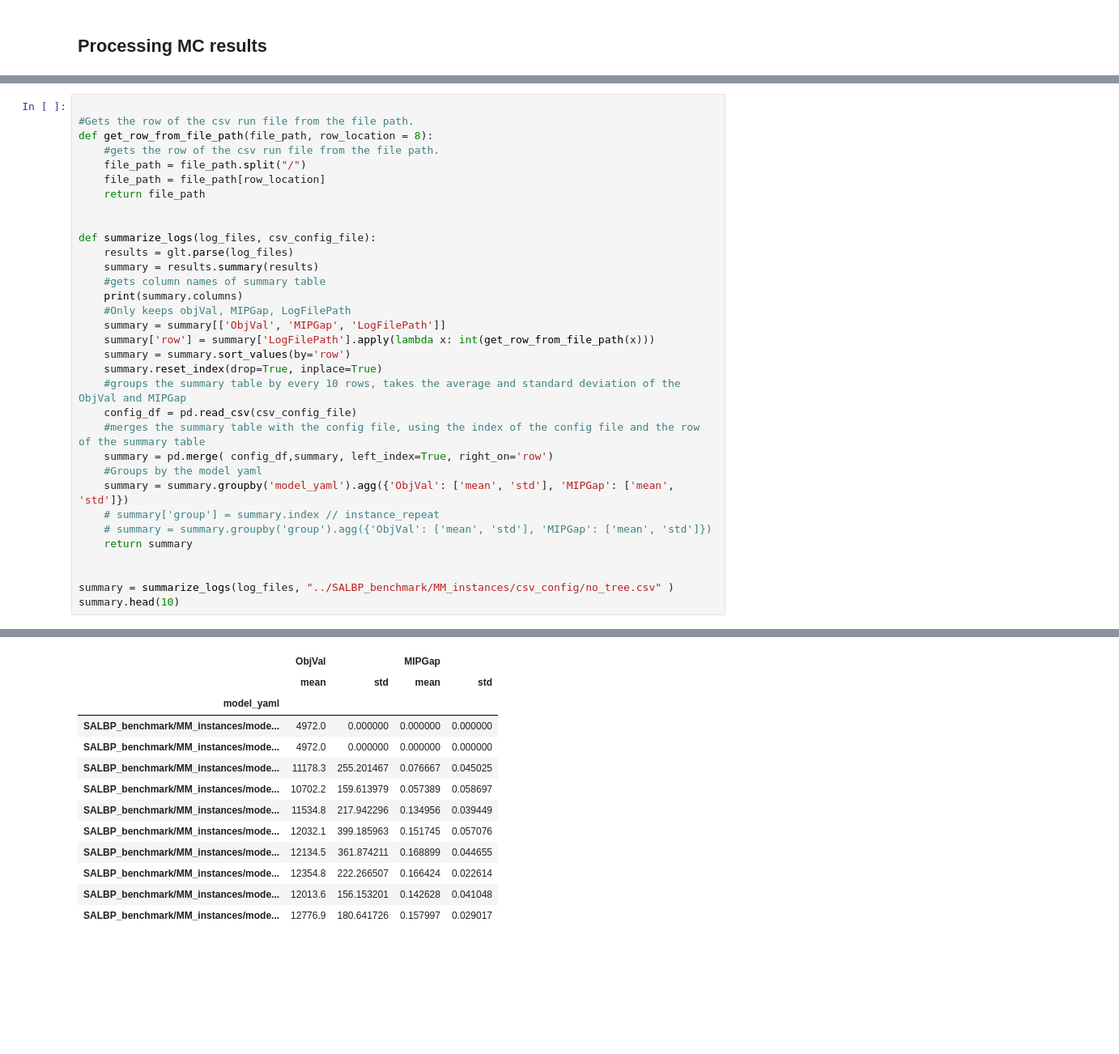
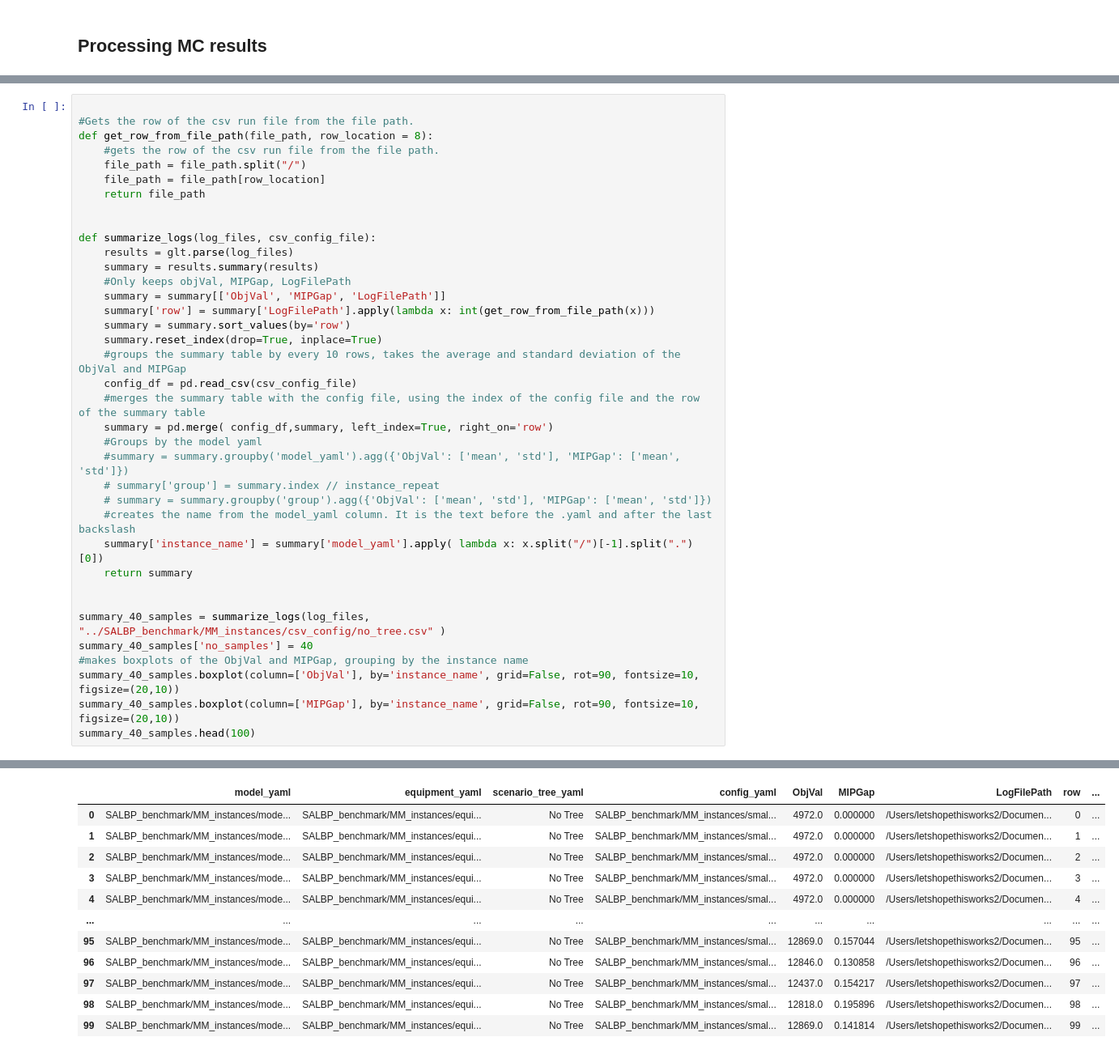
Before and after one commit to JosephThompson607/MALBP-W, a Jupyter notebook: analysis/sampling_eval.ipynb, the cells around one changed output, grey strips where cells are left out. Shown at 81% size. Saved outputs shown, nothing was run; the diff lists cells and outputs as text; blank space fills up the shorter version.

```diff
--- a/analysis/sampling_eval.ipynb
+++ b/analysis/sampling_eval.ipynb
@@ -73,54 +65,57 @@ def get_row_from_file_path(file_path, row_location = 8):
 def summarize_logs(log_files, csv_config_file):
     results = glt.parse(log_files)
     summary = results.summary(results)
-    #gets column names of summary table
-    print(summary.columns)
     #Only keeps objVal, MIPGap, LogFilePath
     summary = summary[['ObjVal', 'MIPGap', 'LogFilePath']]
     summary['row'] = summary['LogFilePath'].apply(lambda x: int(get_row_from_file_path(x)))
     summary = summary.sort_values(by='row')
     summary.reset_index(drop=True, inplace=True)
     #groups the summary table by every 10 rows, takes the average and standard deviation of the ObjVal and MIPGap
     config_df = pd.read_csv(csv_config_file)
     #merges the summary table with the config file, using the index of the config file and the row of the summary table
     summary = pd.merge( config_df,summary, left_index=True, right_on='row')
     #Groups by the model yaml
-    summary = summary.groupby('model_yaml').agg({'ObjVal': ['mean', 'std'], 'MIPGap': ['mean', 'std']})
+    #summary = summary.groupby('model_yaml').agg({'ObjVal': ['mean', 'std'], 'MIPGap': ['mean', 'std']})
     # summary['group'] = summary.index // instance_repeat
     # summary = summary.groupby('group').agg({'ObjVal': ['mean', 'std'], 'MIPGap': ['mean', 'std']})
+    #creates the name from the model_yaml column. It is the text before the .yaml and after the last backslash
+    summary['instance_name'] = summary['model_yaml'].apply( lambda x: x.split("/")[-1].split(".")[0])
     return summary
 
 
-summary = summarize_logs(log_files, "../SALBP_benchmark/MM_instances/csv_config/no_tree.csv" )
-summary.head(10)
+summary_40_samples = summarize_logs(log_files, "../SALBP_benchmark/MM_instances/csv_config/no_tree.csv" )
+summary_40_samples['no_samples'] = 40
+#makes boxplots of the ObjVal and MIPGap, grouping by the instance name
+summary_40_samples.boxplot(column=['ObjVal'], by='instance_name', grid=False, rot=90, fontsize=10, figsize=(20,10))
+summary_40_samples.boxplot(column=['MIPGap'], by='instance_name', grid=False, rot=90, fontsize=10, figsize=(20,10))
+summary_40_samples.head(100)
 # %% [output]
 Index(['Platform', 'Time', 'ReadingTime', 'ModelName', 'Rows', 'Columns',
        'Nonzeros', 'PhysicalCores', 'LogicalProcessors', 'Threads',
        'NumConstrs', 'NumVars', 'NumNZs', 'Fingerprint', 'PresolvedNumConVars',
        'PresolvedNumIntVars', 'PresolvedNumBinVars', 'MinCoeff', 'MaxCoeff',
        'MinObjCoeff', 'MaxObjCoeff', 'MinBound', 'MaxBound', 'MinRHS',
        'MaxRHS', 'PresolveTime', 'PresolvedNumConstrs', 'PresolvedNumVars',
        'PresolvedNumNZs', 'RelaxObj', 'RelaxIterCount', 'RelaxTime',
        'NodeCount', 'IterCount', 'Runtime', 'Work', 'ObjVal', 'ObjBound',
        'MIPGap', 'Cuts: Cover', 'Cuts: Implied bound', 'Cuts: Clique',
        'Cuts: MIR', 'Cuts: StrongCG', 'Cuts: GUB cover', 'Cores', 'SolCount',
        'Status', 'ModelType', 'ChangedParams', 'LogFilePath', 'LogNumber',
        'Cuts: Zero half', 'Cuts: RLT', 'Cuts: Relax-and-lift',
        'Cuts: Inf proof', 'Cuts: BQP', 'Cuts: Gomory', 'Cuts: PSD',
        'TokenServer (Parameter)', 'TimeLimit (Parameter)',
        'LogFile (Parameter)', 'ModelFilePath', 'Seed', 'Version', 'ModelFile',
        'Model', 'Log'],
       dtype='object')
-|  | ObjVal |  | MIPGap |  |
-|  | mean | std | mean | std |
-| model_yaml |  |  |  |  |
-| SALBP_benchmark/MM_instances/mode... | 4972.0 | 0.000000 | 0.000000 | 0.000000 |
-| SALBP_benchmark/MM_instances/mode... | 4972.0 | 0.000000 | 0.000000 | 0.000000 |
-| SALBP_benchmark/MM_instances/mode... | 11178.3 | 255.201467 | 0.076667 | 0.045025 |
-| SALBP_benchmark/MM_instances/mode... | 10702.2 | 159.613979 | 0.057389 | 0.058697 |
-| SALBP_benchmark/MM_instances/mode... | 11534.8 | 217.942296 | 0.134956 | 0.039449 |
-| SALBP_benchmark/MM_instances/mode... | 12032.1 | 399.185963 | 0.151745 | 0.057076 |
-| SALBP_benchmark/MM_instances/mode... | 12134.5 | 361.874211 | 0.168899 | 0.044655 |
-| SALBP_benchmark/MM_instances/mode... | 12354.8 | 222.266507 | 0.166424 | 0.022614 |
-| SALBP_benchmark/MM_instances/mode... | 12013.6 | 156.153201 | 0.142628 | 0.041048 |
-| SALBP_benchmark/MM_instances/mode... | 12776.9 | 180.641726 | 0.157997 | 0.029017 |
+|  | model_yaml | equipment_yaml | scenario_tree_yaml | config_yaml | ObjVal | MIPGap | LogFilePath | row | ... |
+| 0 | SALBP_benchmark/MM_instances/mode... | SALBP_benchmark/MM_instances/equi... | No Tree | SALBP_benchmark/MM_instances/smal... | 4972.0 | 0.000000 | /Users/letshopethisworks2/Documen... | 0 | ... |
+| 1 | SALBP_benchmark/MM_instances/mode... | SALBP_benchmark/MM_instances/equi... | No Tree | SALBP_benchmark/MM_instances/smal... | 4972.0 | 0.000000 | /Users/letshopethisworks2/Documen... | 1 | ... |
+| 2 | SALBP_benchmark/MM_instances/mode... | SALBP_benchmark/MM_instances/equi... | No Tree | SALBP_benchmark/MM_instances/smal... | 4972.0 | 0.000000 | /Users/letshopethisworks2/Documen... | 2 | ... |
+| 3 | SALBP_benchmark/MM_instances/mode... | SALBP_benchmark/MM_instances/equi... | No Tree | SALBP_benchmark/MM_instances/smal... | 4972.0 | 0.000000 | /Users/letshopethisworks2/Documen... | 3 | ... |
+| 4 | SALBP_benchmark/MM_instances/mode... | SALBP_benchmark/MM_instances/equi... | No Tree | SALBP_benchmark/MM_instances/smal... | 4972.0 | 0.000000 | /Users/letshopethisworks2/Documen... | 4 | ... |
+| ... | ... | ... | ... | ... | ... | ... | ... | ... | ... |
+| 95 | SALBP_benchmark/MM_instances/mode... | SALBP_benchmark/MM_instances/equi... | No Tree | SALBP_benchmark/MM_instances/smal... | 12869.0 | 0.157044 | /Users/letshopethisworks2/Documen... | 95 | ... |
+| 96 | SALBP_benchmark/MM_instances/mode... | SALBP_benchmark/MM_instances/equi... | No Tree | SALBP_benchmark/MM_instances/smal... | 12846.0 | 0.130858 | /Users/letshopethisworks2/Documen... | 96 | ... |
+| 97 | SALBP_benchmark/MM_instances/mode... | SALBP_benchmark/MM_instances/equi... | No Tree | SALBP_benchmark/MM_instances/smal... | 12437.0 | 0.154217 | /Users/letshopethisworks2/Documen... | 97 | ... |
+| 98 | SALBP_benchmark/MM_instances/mode... | SALBP_benchmark/MM_instances/equi... | No Tree | SALBP_benchmark/MM_instances/smal... | 12818.0 | 0.195896 | /Users/letshopethisworks2/Documen... | 98 | ... |
+| 99 | SALBP_benchmark/MM_instances/mode... | SALBP_benchmark/MM_instances/equi... | No Tree | SALBP_benchmark/MM_instances/smal... | 12869.0 | 0.141814 | /Users/letshopethisworks2/Documen... | 99 | ... |
```
Also changed, not shown: parts of 25 cells of this notebook, 3 other files.
